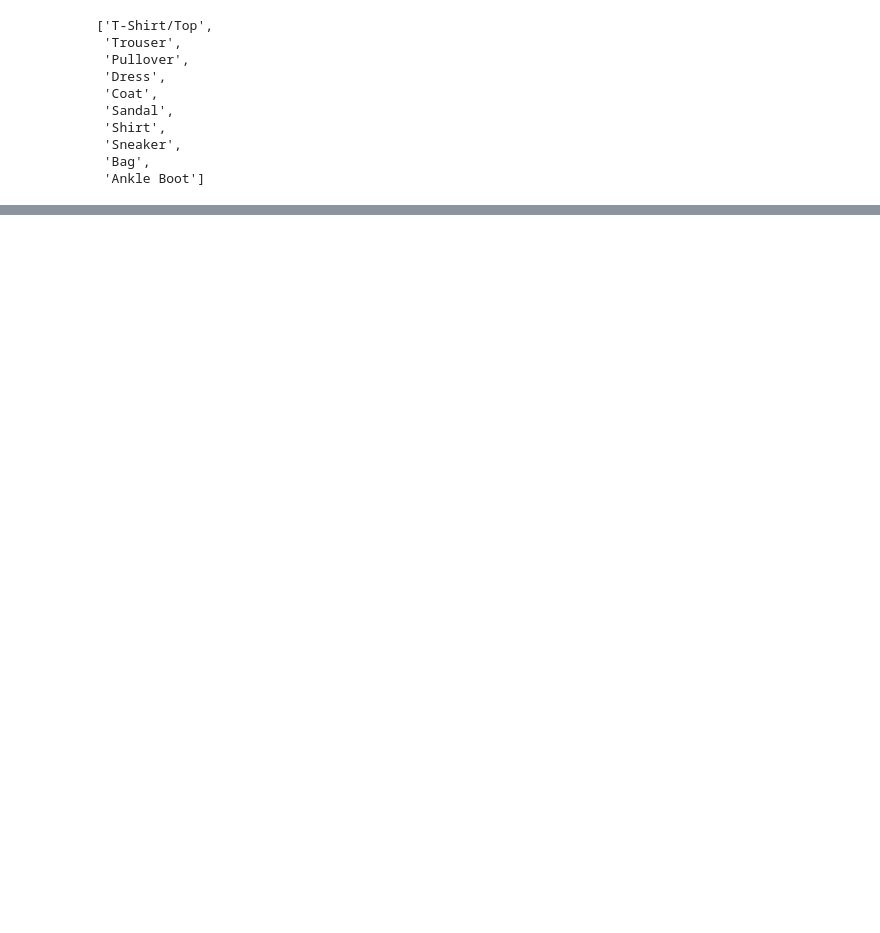
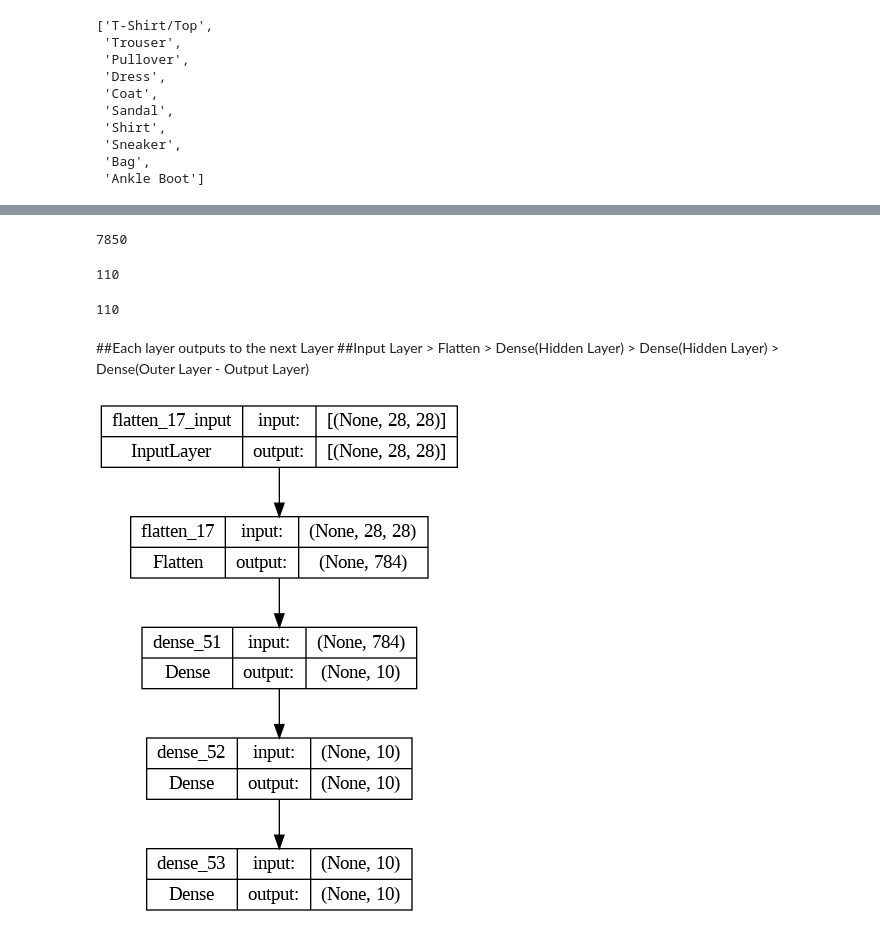
Before and after one commit to SecureGitWire/GoogleCollabeTensorflowDev, a Jupyter notebook: NeuralNetworkClassification.ipynb, the cells around one changed output, grey strips where cells are left out. Drawn from its saved outputs; the diff is of its cells as text; code cells hidden in the pictures; blank space fills up the shorter version.

```diff
--- a/NeuralNetworkClassification.ipynb
+++ b/NeuralNetworkClassification.ipynb
@@ -1945,0 +2071,20 @@ Class_Names
+# %%
+784 * 10 + 10
+# %% [output]
+7850
+# %%
+10 * 10 + 10
+# %% [output]
+110
+# %%
+10 * 10 + 10
+# %% [output]
+110
+# %% [markdown]
+##Each layer outputs to the next Layer
+##Input Layer > Flatten > Dense(Hidden Layer) > Dense(Hidden Layer) > Dense(Outer Layer - Output Layer)
+# %%
+from tensorflow.keras.utils import plot_model
+plot_model(multiClassification_model_2, show_shapes=True)
+# %% [output]
+[figure, added]
```
Also changed, not shown: parts of 16 cells of this notebook.
